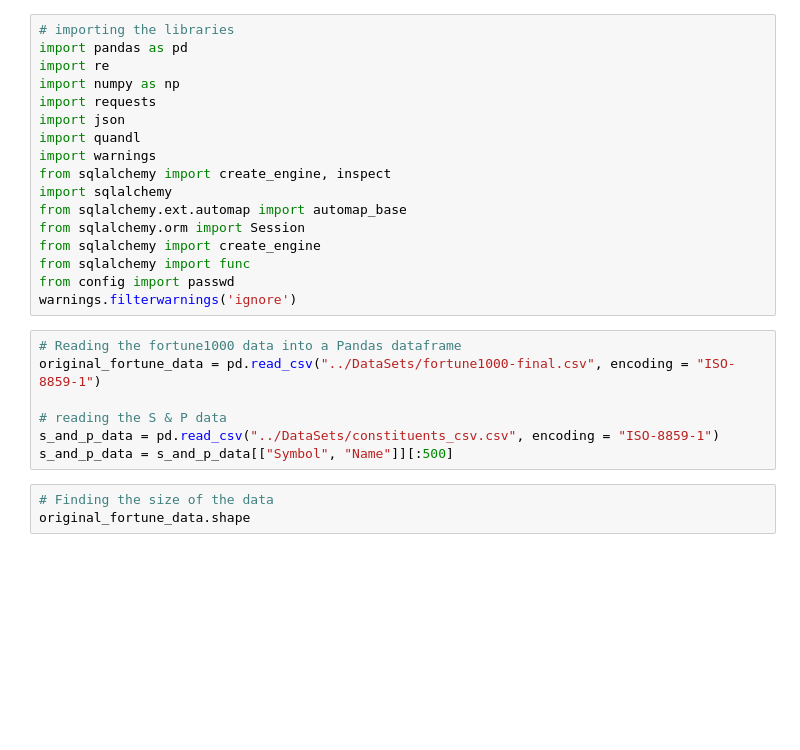
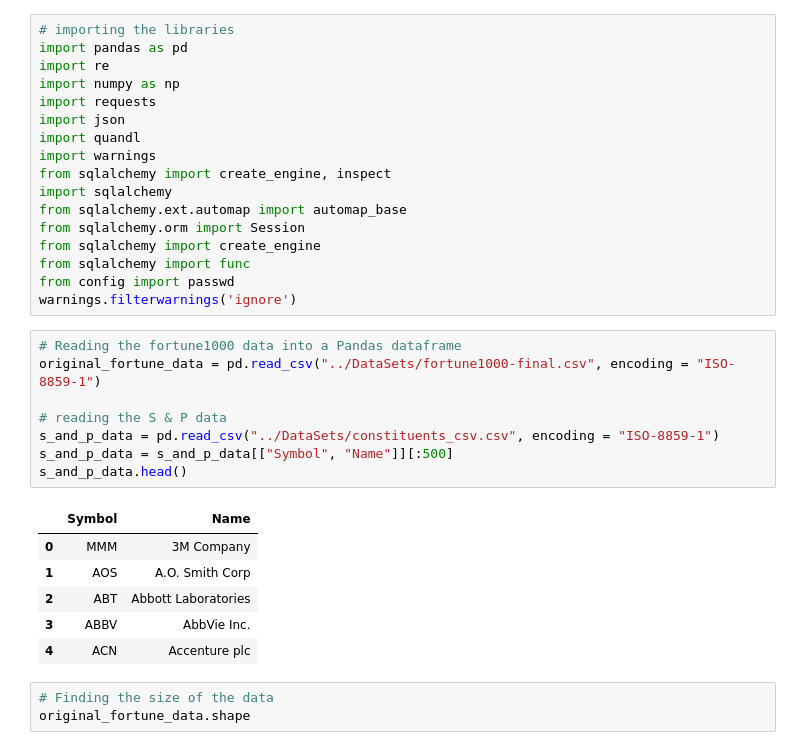
Before and after one commit to ic2019/group_project2, a Jupyter notebook: Scripts/Data_Cleaning_Exploration.ipynb, the cells around one changed output. Drawn from its saved outputs; the diff is of its cells as text; blank space fills up the shorter version.

```diff
--- a/Scripts/Data_Cleaning_Exploration.ipynb
+++ b/Scripts/Data_Cleaning_Exploration.ipynb
@@ -18,10 +18,18 @@ warnings.filterwarnings('ignore')
 # %%
 # Reading the fortune1000 data into a Pandas dataframe
 original_fortune_data = pd.read_csv("../DataSets/fortune1000-final.csv", encoding = "ISO-8859-1")
 
 # reading the S & P data
 s_and_p_data = pd.read_csv("../DataSets/constituents_csv.csv", encoding = "ISO-8859-1")
 s_and_p_data = s_and_p_data[["Symbol", "Name"]][:500]
+s_and_p_data.head()
+# %% [output]
+|  | Symbol | Name |
+| 0 | MMM | 3M Company |
+| 1 | AOS | A.O. Smith Corp |
+| 2 | ABT | Abbott Laboratories |
+| 3 | ABBV | AbbVie Inc. |
+| 4 | ACN | Accenture plc |
 # %%
 # Finding the size of the data
 original_fortune_data.shape
```
Also changed, not shown: parts of 8 cells of this notebook, 9 other files.
